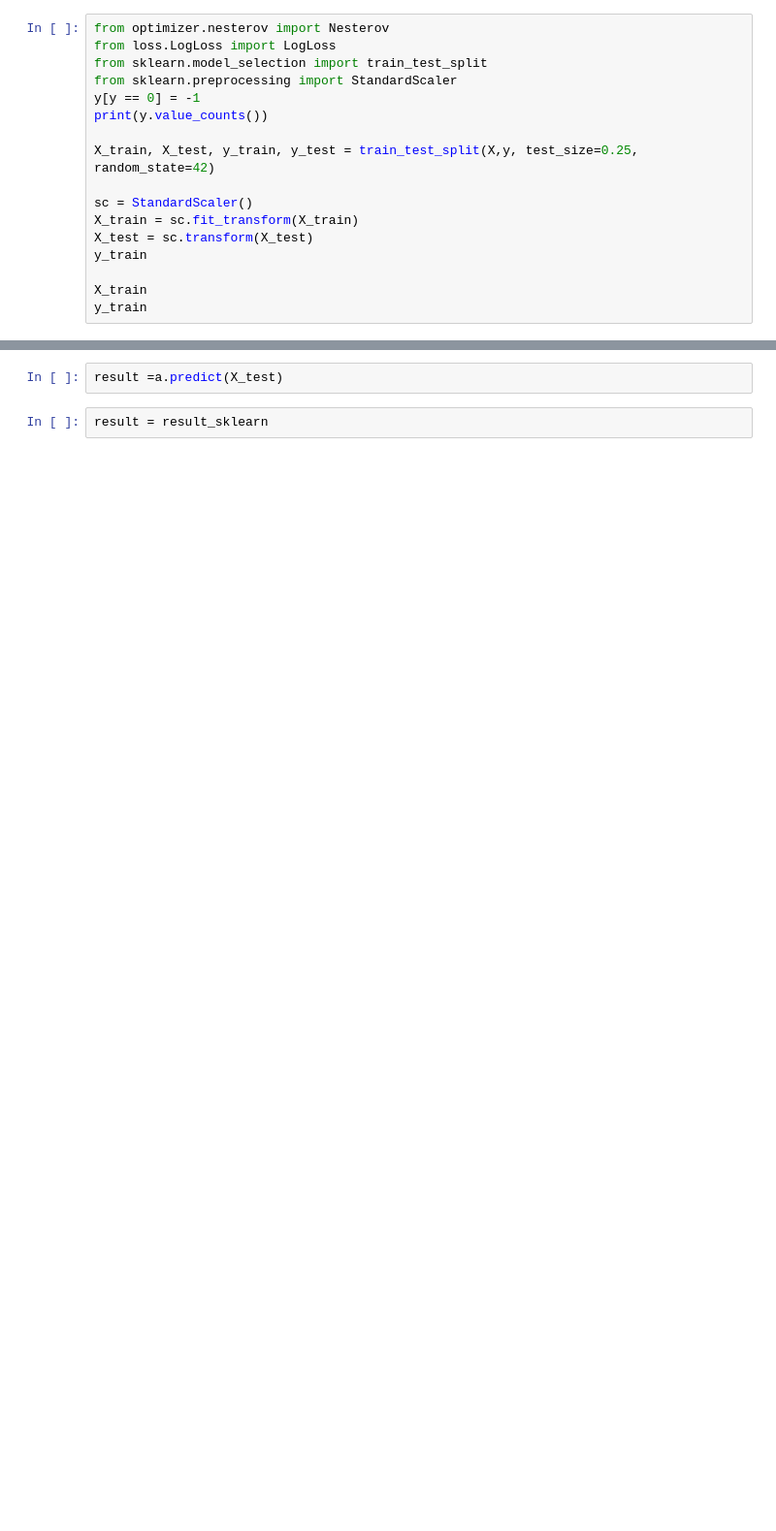
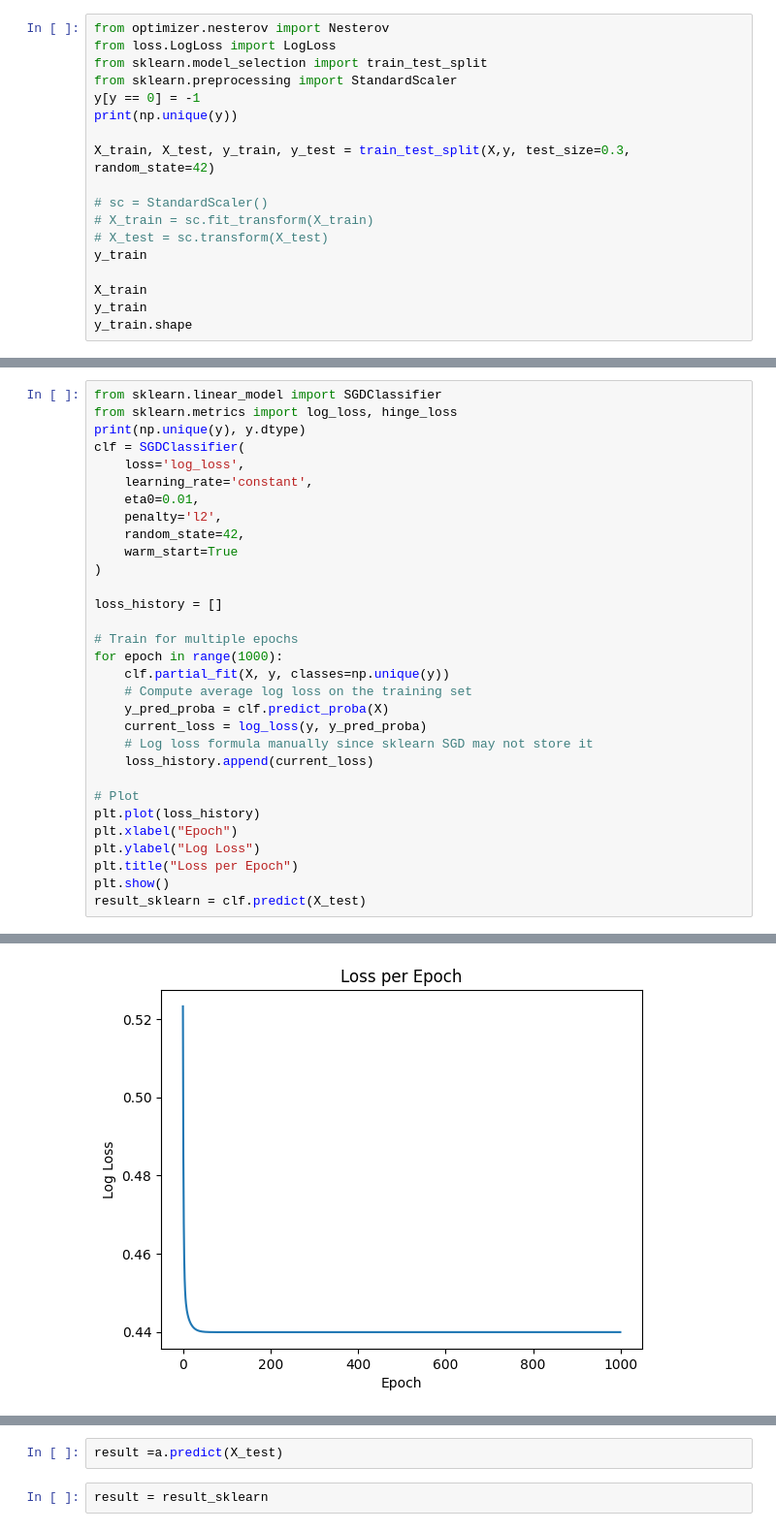
Before and after one commit to Yarikonen/fall-2025, a Jupyter notebook: students/rudyk-yy/lab1/source/playground.ipynb, the cells around one changed output, grey strips where cells are left out. Shown: that part at 97% size. Cells and saved outputs as stored; diff of their text form; blank space fills up the shorter version.

```diff
--- a/students/rudyk-yy/lab1/source/playground.ipynb
+++ b/students/rudyk-yy/lab1/source/playground.ipynb
@@ -146,15 +88,16 @@ from loss.LogLoss import LogLoss
 from sklearn.model_selection import train_test_split
 from sklearn.preprocessing import StandardScaler
 y[y == 0] = -1
-print(y.value_counts())
+print(np.unique(y))
 
-X_train, X_test, y_train, y_test = train_test_split(X,y, test_size=0.25, random_state=42)
+X_train, X_test, y_train, y_test = train_test_split(X,y, test_size=0.3, random_state=42)
 
-sc = StandardScaler()
-X_train = sc.fit_transform(X_train)
-X_test = sc.transform(X_test)
+# sc = StandardScaler()
+# X_train = sc.fit_transform(X_train)
+# X_test = sc.transform(X_test)
 y_train
 
 X_train
 y_train
+y_train.shape
 # %% [output]
@@ -305,0 +210,32 @@ Confusion Matrix:
+# %%
+from sklearn.linear_model import SGDClassifier
+from sklearn.metrics import log_loss, hinge_loss
+print(np.unique(y), y.dtype)
+clf = SGDClassifier(
+    loss='log_loss',
+    learning_rate='constant',
+    eta0=0.01,
+    penalty='l2',
+    random_state=42,
+    warm_start=True
+)
+
+loss_history = []
+
+# Train for multiple epochs
+for epoch in range(1000):
+    clf.partial_fit(X, y, classes=np.unique(y))
+    # Compute average log loss on the training set
+    y_pred_proba = clf.predict_proba(X)
+    current_loss = log_loss(y, y_pred_proba)
+    # Log loss formula manually since sklearn SGD may not store it
+    loss_history.append(current_loss)
+
+# Plot
+plt.plot(loss_history)
+plt.xlabel("Epoch")
+plt.ylabel("Log Loss")
+plt.title("Loss per Epoch")
+plt.show()
+result_sklearn = clf.predict(X_test)
+# %% [output]
@@ -306,3 +243,4 @@ Confusion Matrix:
+[figure, added]
 # %%
 from sklearn.linear_model import SGDClassifier
 
```
Also changed, not shown: parts of 25 cells of this notebook, 18 other files.
